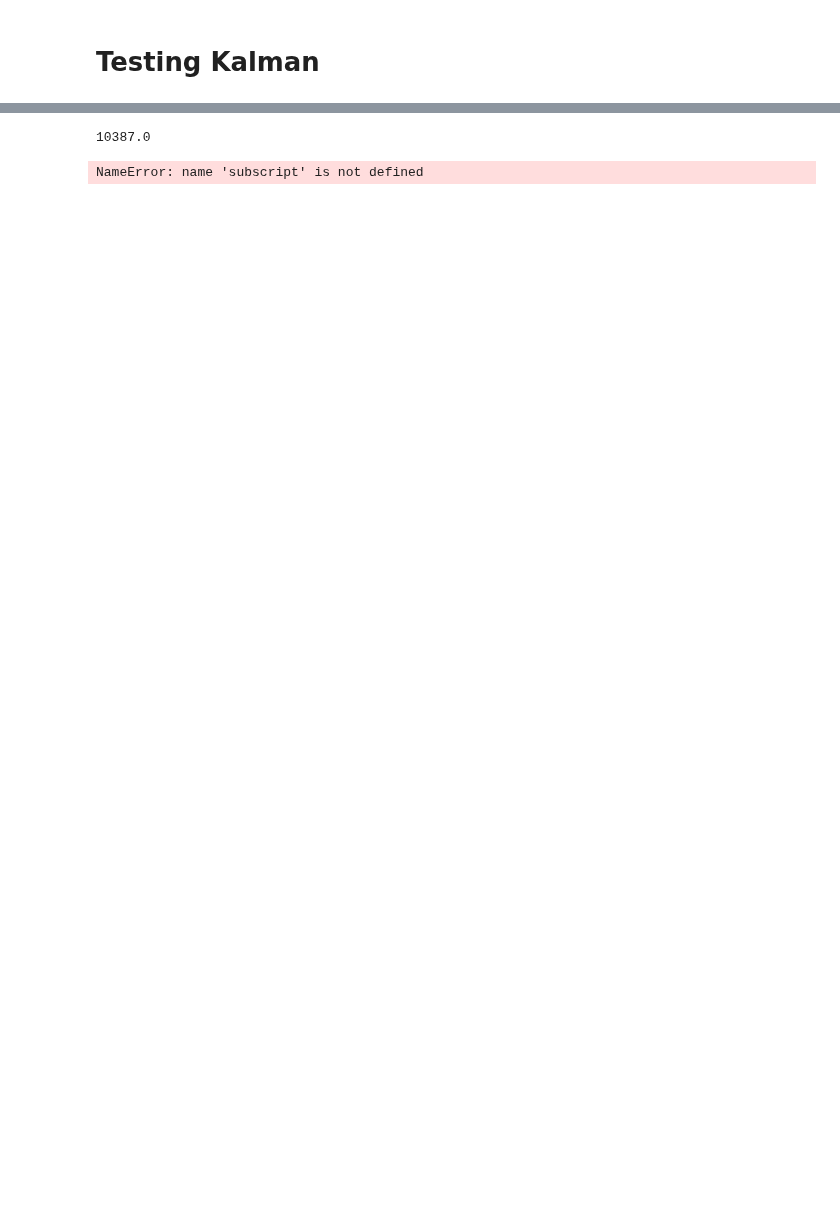
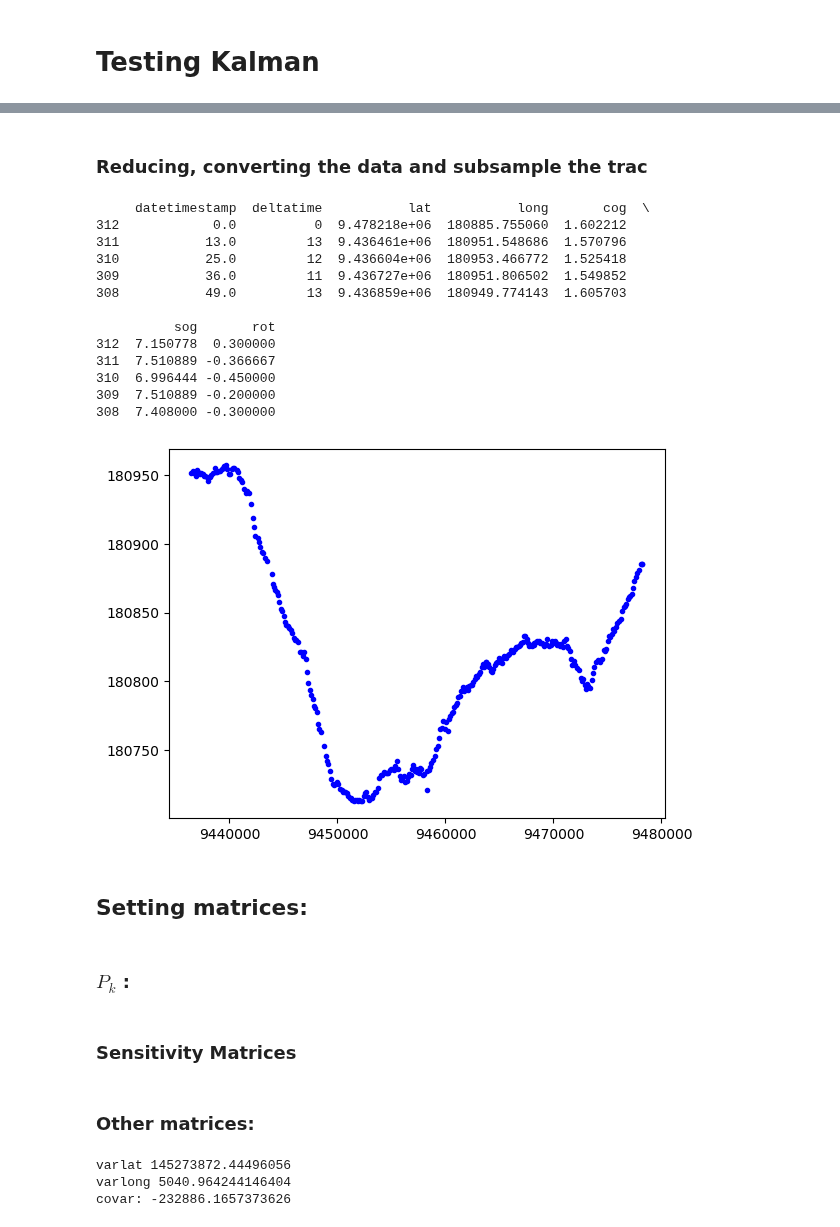
Before and after one commit to cnburger/AIS_KalmanFilter, a Jupyter notebook: SubsamplingTrajectory.ipynb, the cells around one changed output, grey strips where cells are left out. Saved outputs shown, nothing was run; the diff lists cells and outputs as text; code cells hidden in the pictures; blank space fills up the shorter version.

```diff
--- a/SubsamplingTrajectory.ipynb
+++ b/SubsamplingTrajectory.ipynb
@@ -348,16 +227,0 @@ pk.val: 4e-07
-# %%
-print(max(pd_final.iloc[:,0]))
-# %% [output]
-10387.0
-# %%
-X_plot = []
-Y_plot = []
-
-for i in subscript:
-    X_plot.append(X_orig[i])
-    Y_plot.append(Y_orig[i])
-
-plt.plot(X_orig,Y_orig, "r.")
-plt.show()
-# %% [output]
-NameError: name 'subscript' is not defined
@@ -365,0 +228,30 @@ df_sorted
+# %% [markdown]
+### Reducing, converting the data and subsample the trac
+# %%
+#kkkkk = trim_data(MMSI636092331,0.5,0.6,5)
+#kkkkk = trim_data(MMSI636092331,0.3,0.4,2) #extract the trajectory between 0.25-0.4 of the data, every second observation
+kkkkk = trim_data(MMSI636092331,0.5,0.6,2)
+pd_final=  copy.deepcopy(convert_dataset(kkkkk.reset_index(drop = True))) #convert the given data as if it was new
+print(pd_final.head())
+#plot - to show extracted trajectory
+plt.plot(pd_final['lat'],pd_final['long'], 'b.')
+plt.show()
+# %% [output]
+     datetimestamp  deltatime           lat           long       cog  \
+312            0.0          0  9.478218e+06  180885.755060  1.602212
+311           13.0         13  9.436461e+06  180951.548686  1.570796
+310           25.0         12  9.436604e+06  180953.466772  1.525418
+309           36.0         11  9.436727e+06  180951.806502  1.549852
+308           49.0         13  9.436859e+06  180949.774143  1.605703
+
+          sog       rot
+312  7.150778  0.300000
+311  7.510889 -0.366667
+310  6.996444 -0.450000
+309  7.510889 -0.200000
+308  7.408000 -0.300000
+[figure, added]
+# %% [markdown]
+## Setting matrices:
+# %% [markdown]
+### $P_k$ :
@@ -365,0 +260,2 @@ df_sorted
+# %% [markdown]
+### Sensitivity Matrices
@@ -365,0 +267,2 @@ df_sorted
+# %% [markdown]
+### Other matrices:
@@ -365,0 +272,11 @@ df_sorted
+# %%
+var_lat = sp.var(pd_final['lat'])
+var_long = sp.var(pd_final['long'])
+covar = sp.cov(pd_final['lat'],pd_final['long'])[0][1]
+print('varlat',var_lat)
+print('varlong',var_long)
+print('covar:', covar)
+# %% [output]
+varlat 145273872.44496056
+varlong 5040.964244146404
+covar: -232886.1657373626
```
Also changed, not shown: parts of 16 cells of this notebook.
